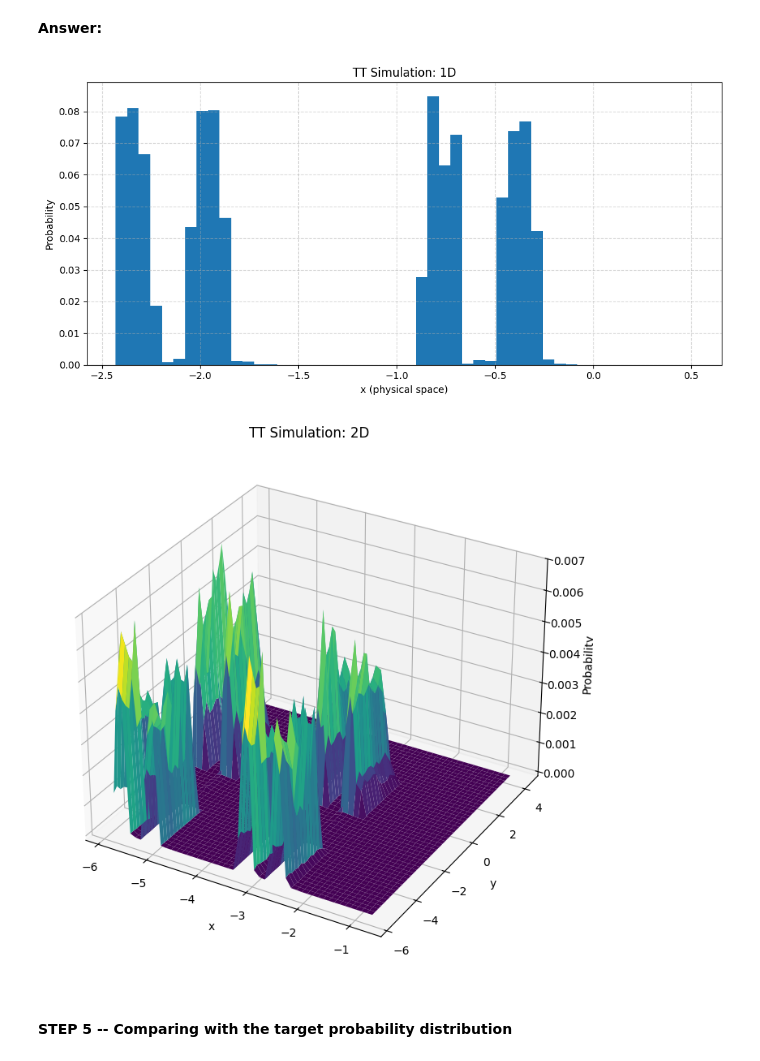
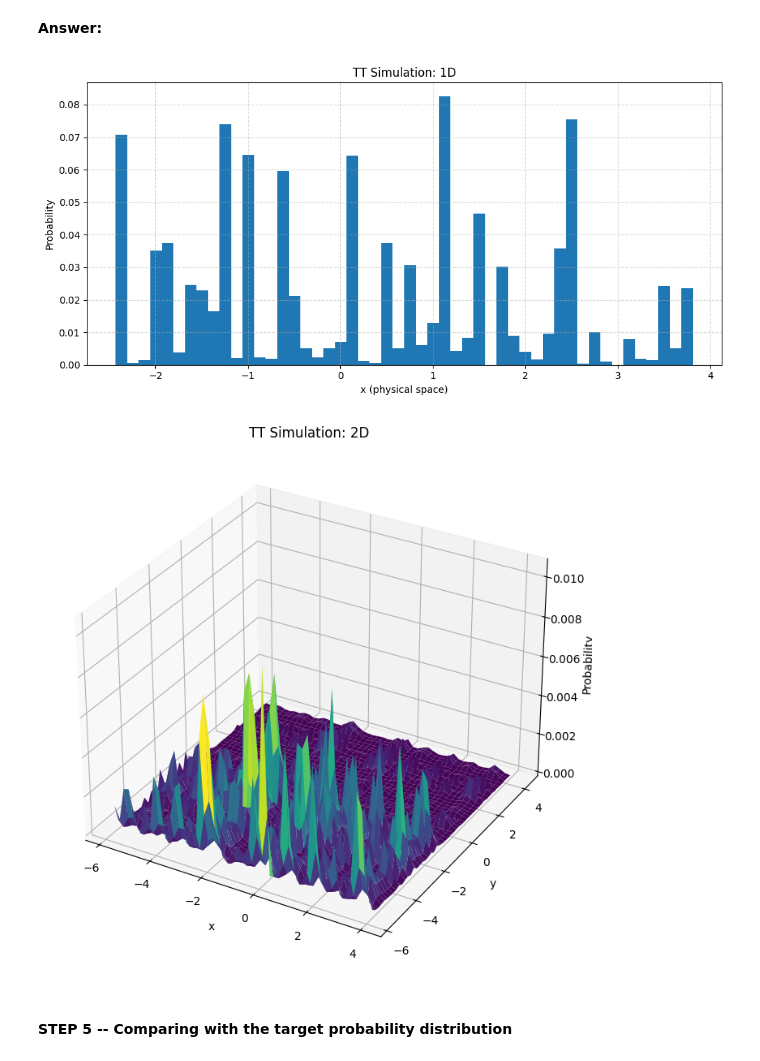
Before and after one commit to Nipsulai/QuantumHack, a Jupyter notebook: Challenge Moodys.ipynb, the cells around one changed output. Drawn from its saved outputs; the diff is of its cells as text; code cells hidden in the pictures.

```diff
--- a/Challenge Moodys.ipynb
+++ b/Challenge Moodys.ipynb
@@ -541,7 +541,7 @@ def convert_counts_to_physical_points(counts, n_dim, qubit_pers_dim, lb, ub):
     weights = []
     for bitstring, count in counts.items():
         try:
-            bitstring = bitstring.replace(" ", "")[::-1]  # Little-endian
+            bitstring = bitstring.replace(" ", "")#[::-1]  # Little-endian
             bits = torch.tensor([int(b) for b in bitstring], dtype=torch.int32)
             pt = ket_to_point(bits, qubit_pers_dim, n_dim, lb, ub)
             points.append(pt)
@@ -566,35 +566,35 @@ def plot_1d_tt_histogram(points, weights, bins=50, title="TT Simulation: 1D"):
 
 def plot_2d_tt_histogram(points, weights, bins=50, title="TT Simulation: 2D"):
     H, xedges, yedges = np.histogram2d(
         points[:, 0], points[:, 1], bins=bins, weights=weights
     )
     X, Y = np.meshgrid((xedges[:-1] + xedges[1:]) / 2,
                        (yedges[:-1] + yedges[1:]) / 2)
     fig = plt.figure(figsize=(10, 7))
     ax = fig.add_subplot(111, projection='3d')
     ax.plot_surface(X, Y, H.T, cmap='viridis')
     ax.set_title(title)
     ax.set_xlabel("x")
     ax.set_ylabel("y")
     ax.set_zlabel("Probability")
     plt.tight_layout()
     plt.show()
 
 def run_tt_histogram_pipeline(qc, n_dim, qubit_pers_dim, lb, ub, bins=50, shots=10**6):
     counts = simulate_tt_circuit(qc, shots=shots)
     points, weights = convert_counts_to_physical_points(counts, n_dim, qubit_pers_dim, lb, ub)
     if n_dim == 1:
         plot_1d_tt_histogram(points.flatten(), weights, bins=bins)
     elif n_dim == 2:
         plot_2d_tt_histogram(points, weights, bins=bins)
     else:
         print(f"Visualization for n_dim={n_dim} not implemented.")
 
 run_tt_histogram_pipeline(qc1, n_dim=1, qubit_pers_dim=qubit_pers_dim, lb=lb1, ub=ub1)
 run_tt_histogram_pipeline(qc2, n_dim=2, qubit_pers_dim=qubit_pers_dim, lb=lb2, ub=ub2)
 # %% [output]
-[figure, old version]
+[figure, new version]
-[figure, old version]
+[figure, new version]
 # %% [markdown]
 #### STEP 5 -- Comparing with the target probability distribution
 # %% [markdown]
```
Also changed, not shown: parts of 1 cell of this notebook.
